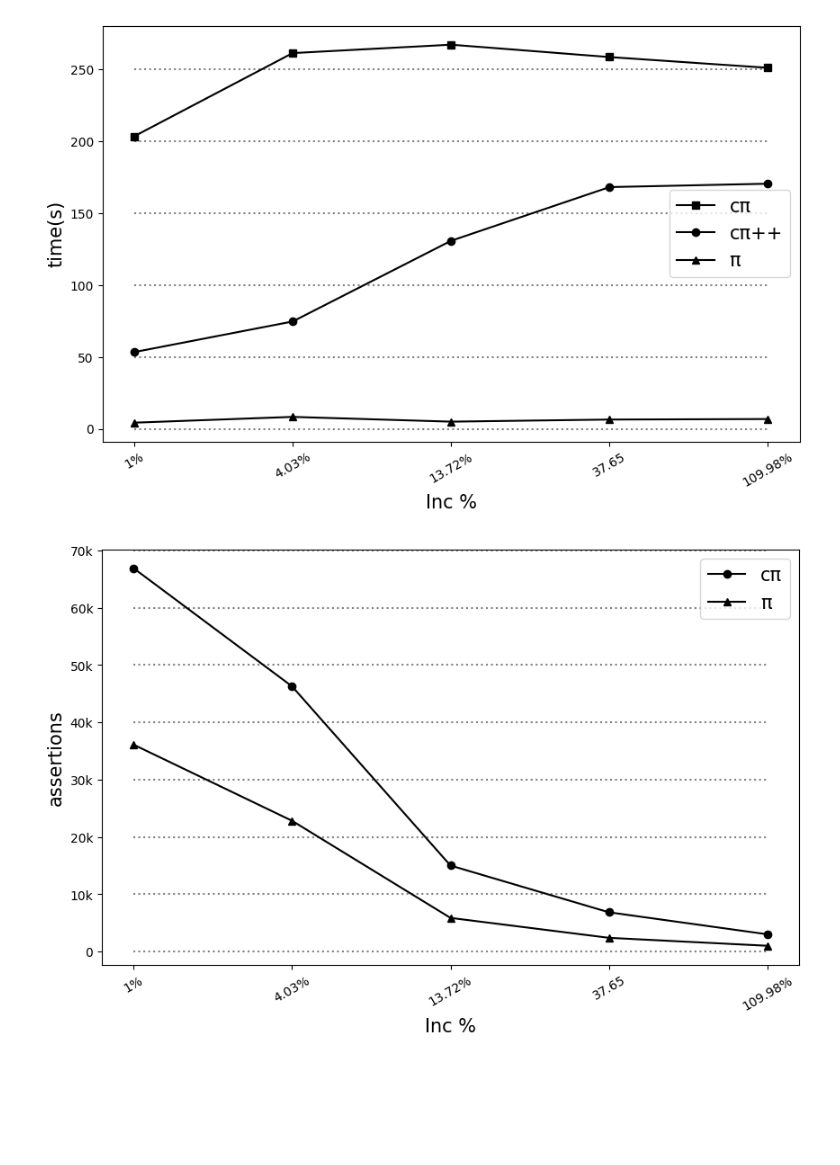
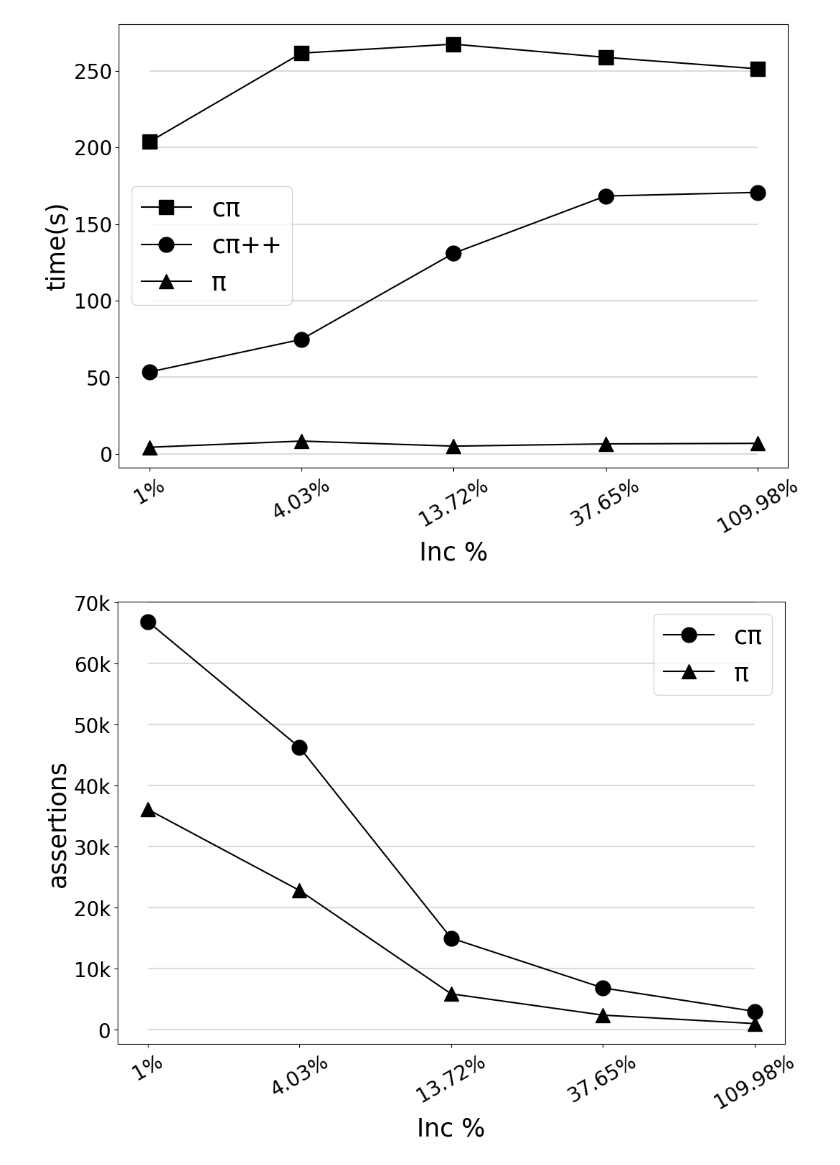
Before and after one commit to ahmedlaouar/py_reasoner, a Jupyter notebook: bench_prepa/cpi_repair_plots.ipynb, the cells around one changed output. Saved outputs shown, nothing was run; the diff lists cells and outputs as text; code cells hidden in the pictures; blank space fills up the shorter version.

```diff
--- a/bench_prepa/cpi_repair_plots.ipynb
+++ b/bench_prepa/cpi_repair_plots.ipynb
@@ -48,7 +106,7 @@ agg_df.head()
 # %%
 #aggregated_df.head(6)
 # %%
-persent = {"University0_p_0.000005.db":"1%", "University0_p_0.000006.db": "1.57%", "University0_p_0.00001.db":"4.03%", "University0_p_0.00005.db": "13.72%", "University0_p_0.00015.db":"37.65", "University0_p_0.0005.db":"109.98%"}
+persent = {"University0_p_0.000005.db":"1%", "University0_p_0.000006.db": "1.57%", "University0_p_0.00001.db":"4.03%", "University0_p_0.00005.db": "13.72%", "University0_p_0.00015.db":"37.65%", "University0_p_0.0005.db":"109.98%"}
 
 #persent = {"University5_p_0.000005.db":"0.97%" , "University5_p_0.00001.db": "1.80%", "University5_p_0.00005.db": "12.30%", "University5_p_0.0001.db": "26.21%", "University5_p_0.0005.db":"116.65%"}
 
@@ -57,43 +115,45 @@ agg_df["Inc%"] = [persent[x] for x in agg_df['ABOX']]
 agg_df = agg_df.drop(index=44)
 # %%
 # Step 3: Plotting
-plt.figure(figsize=(10, 6))
+plt.figure(figsize=(12, 8))
 
-plt.hlines(y=[range(0,int(agg_df['cpi_repair_total_time'].max())+50,50)], xmin=0, xmax=4, colors='grey', linestyles='dotted')
+plt.hlines(y=[range(0,int(agg_df['cpi_repair_total_time'].max())+50,50)], xmin=0, xmax=4, colors='#DCDCDC', linestyles='-')
 # Plot each of the three variables
-plt.plot(agg_df['Inc%'], agg_df['cpi_repair_total_time'], label='cπ', marker='s', color="black")
-plt.plot(agg_df['Inc%'], agg_df['cpi_repair++_total_time'], label='cπ++', marker='o', color="black")
-plt.plot(agg_df['Inc%'], agg_df['pi_repair_total_time'], label='π', marker='^', color="black")
+plt.plot(agg_df['Inc%'], agg_df['cpi_repair_total_time'], label='cπ', marker='s', color="black", markersize=15)
+plt.plot(agg_df['Inc%'], agg_df['cpi_repair++_total_time'], label='cπ++', marker='o', color="black", markersize=15)
+plt.plot(agg_df['Inc%'], agg_df['pi_repair_total_time'], label='π', marker='^', color="black", markersize=15)
 
-plt.xticks(rotation=30, horizontalalignment="center")
+plt.xticks(rotation=30, horizontalalignment="center", fontsize=20)
+plt.yticks(size=20)
 # Adding plot title and labels
-#plt.title('Repair time vs. Inc %', fontsize= 20)
-plt.xlabel('Inc %', fontsize= 15)
-plt.ylabel('time(s)', fontsize= 15)
+
+plt.xlabel('Inc %', fontsize= 25)
+plt.ylabel('time(s)', fontsize= 25)
 
 # Add a legend to explain which line is which
-plt.legend(fontsize= 15)
+plt.legend(fontsize= 25)
 
 # Show the plot
 plt.show()
 # %% [output]
-[figure, old version]
+[figure, new version]
 # %%
-plt.figure(figsize=(10, 6))
+plt.figure(figsize=(12, 8))
 
-plt.hlines(y=[range(0,max(agg_df['pi_repair_size'].max(),agg_df['cpi_repair++_size'].max())+10000,10000)], xmin=0, xmax=4, colors='grey', linestyles='dotted')
+plt.hlines(y=[range(0,max(agg_df['pi_repair_size'].max(),agg_df['cpi_repair++_size'].max())+10000,10000)], xmin=0, xmax=4, colors='#DCDCDC', linestyles='-')
 
-plt.plot(agg_df['Inc%'], agg_df['cpi_repair++_size'], label='cπ', marker='o', color="black")
-plt.plot(agg_df['Inc%'], agg_df['pi_repair_size'], label='π', marker='^', color="black")
+plt.plot(agg_df['Inc%'], agg_df['cpi_repair++_size'], label='cπ', marker='o', color="black", markersize=15)
+plt.plot(agg_df['Inc%'], agg_df['pi_repair_size'], label='π', marker='^', color="black", markersize=15)
 
-plt.xticks(rotation=30, horizontalalignment="center")
+plt.xticks(rotation=30, horizontalalignment="center", fontsize=20)
+plt.yticks(fontsize=20)
 # Adding plot title and labels
-#plt.title('Repair size vs. Inc %', fontsize= 20)
-plt.xlabel('Inc %', fontsize= 15)
-plt.ylabel('assertions', fontsize= 15)
+
+plt.xlabel('Inc %', fontsize= 25)
+plt.ylabel('assertions', fontsize= 25)
 
 # Add a legend to explain which line is which
-plt.legend(fontsize= 15)
+plt.legend(fontsize= 25)
 
 # Apply the formatter
 plt.gca().yaxis.set_major_formatter(ticker.FuncFormatter(thousands_formatter))
@@ -101,4 +161,4 @@ plt.gca().yaxis.set_major_formatter(ticker.FuncFormatter(thousands_formatter))
 # Show the plot
 plt.show()
 # %% [output]
-[figure, old version]
+[figure, new version]
```
Also changed, not shown: parts of 53 cells of this notebook, 12 other files.
